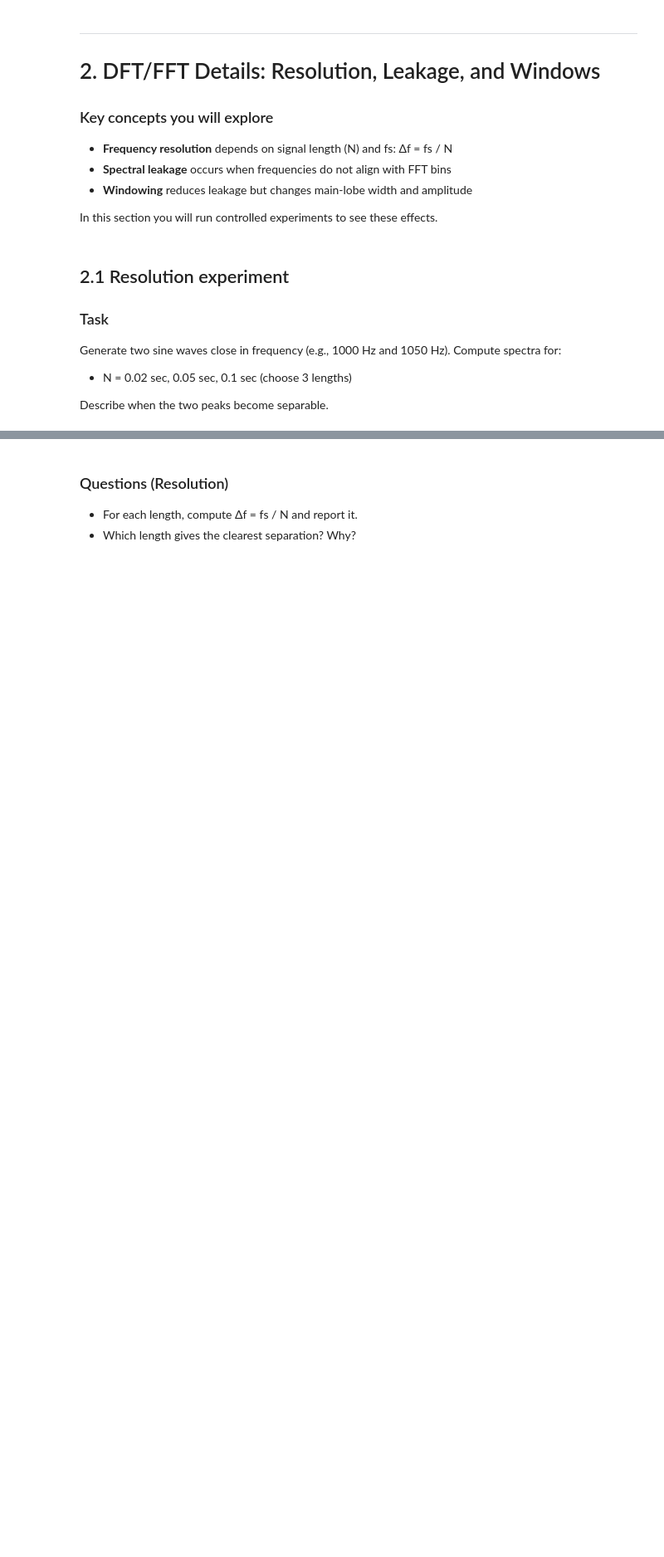
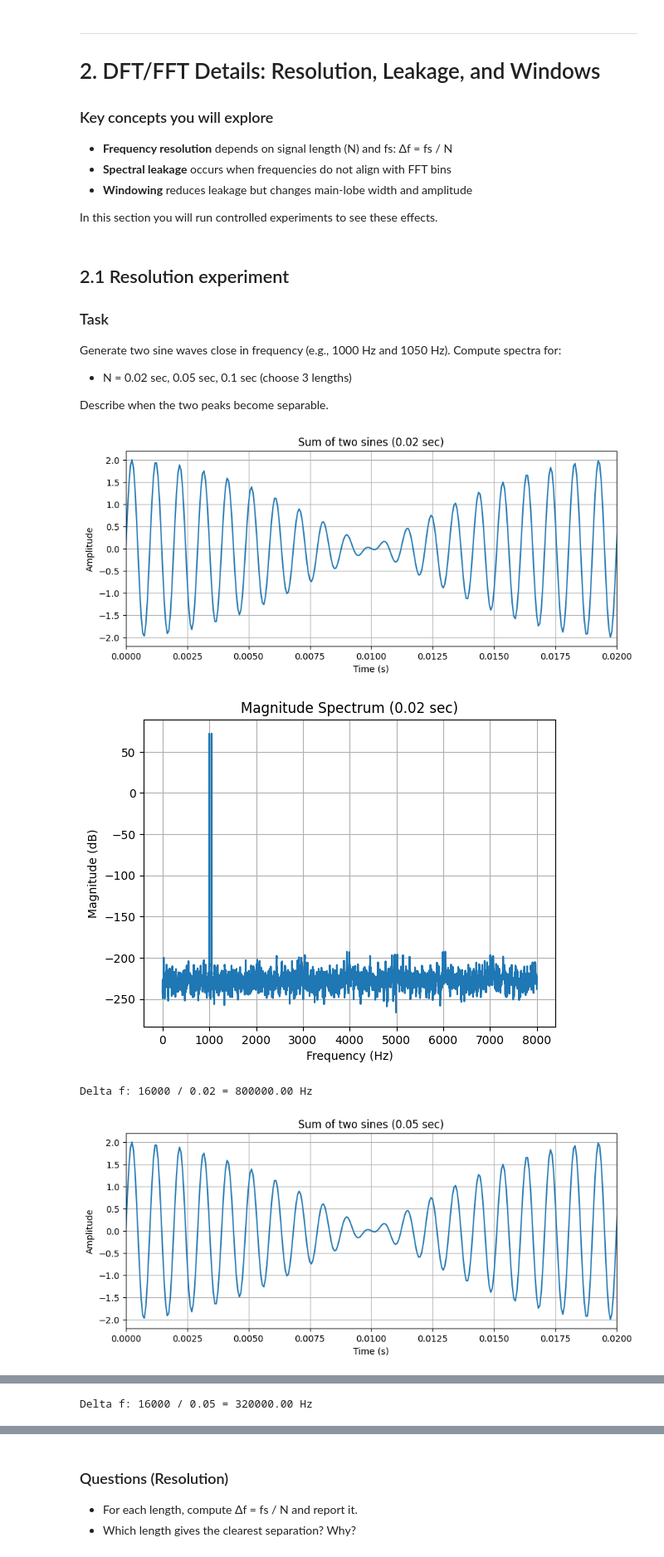
Before and after one commit to RonaldoLopezTucux/EE519, a Jupyter notebook: EE519_HW1/HW1_Notebook4_Fourier_DFT_SpeechSpectra.ipynb, the cells around one changed output, grey strips where cells are left out. Shown at 83% size. Saved outputs shown, nothing was run; the diff lists cells and outputs as text; code cells hidden in the pictures; blank space fills up the shorter version.

```diff
--- a/EE519_HW1/HW1_Notebook4_Fourier_DFT_SpeechSpectra.ipynb
+++ b/EE519_HW1/HW1_Notebook4_Fourier_DFT_SpeechSpectra.ipynb
@@ -169,9 +262,26 @@ Compute spectra for:
 Describe when the two peaks become separable.
 # %%
 # TODO: Resolution experiment
-# f1, f2 = 1000, 1050
-# lengths_sec = [0.02, 0.05, 0.1]
-# For each length:
+f1, f2 = 1000, 1050
+lengths_sec = [0.02, 0.05, 0.1]
+#For each length:
 #   generate x_len
 #   compute spectrum
 #   plot and compare
+for length in lengths_sec:
+    x_len = np.sin(2*np.pi*f1*t) + np.sin(2*np.pi*f2*t)
+    plot_waveform(x_len, fs_syn, f"Sum of two sines ({length} sec)", tlim=(0, 0.02))
+    f, mag = magnitude_spectrum(x_len, fs_syn, window_type="hann")
+    plt.figure()
+    plt.plot(f, 20 * np.log10(mag))
+    plt.title(f"Magnitude Spectrum ({length} sec)")
+    plt.xlabel("Frequency (Hz)")
+    plt.ylabel("Magnitude (dB)")
+    plt.grid(True)
+    plt.show()
+    print(f"Delta f: {fs_syn} / {length} = {fs_syn/length:.2f} Hz")
+# %% [output]
+[figure, added]
+[figure, added]
+Delta f: 16000 / 0.02 = 800000.00 Hz
+[figure, added]
@@ -177,0 +289 @@ Describe when the two peaks become separable.
+Delta f: 16000 / 0.05 = 320000.00 Hz
```
Also changed, not shown: parts of 22 cells of this notebook.
